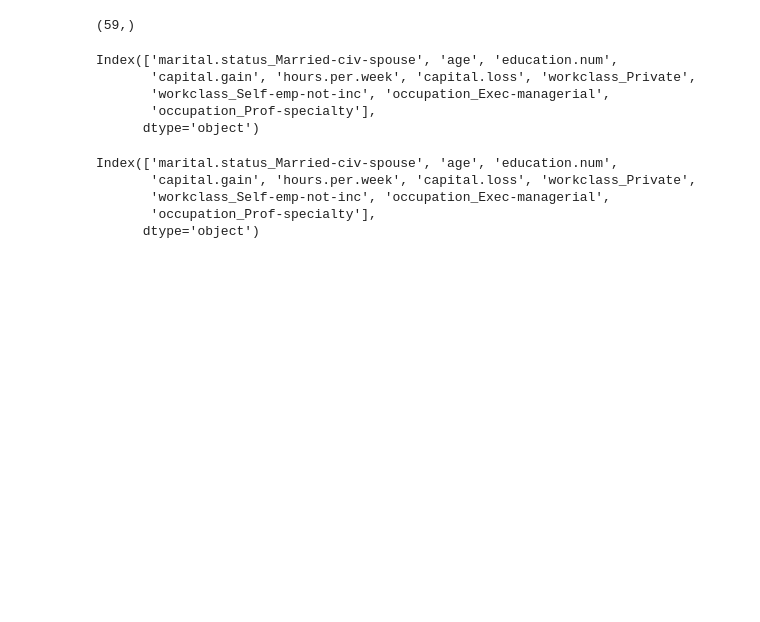
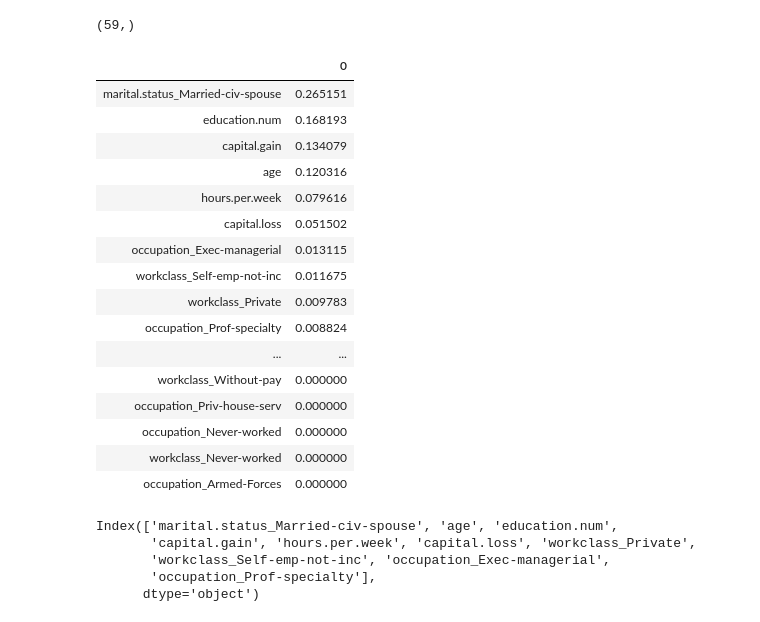
Before and after one commit to neojohny/ml_7641, a Jupyter notebook: homework1/homework1.ipynb, the cells around one changed output. Cells and saved outputs as stored; diff of their text form; code cells hidden in the pictures; blank space fills up the shorter version.

```diff
--- a/homework1/homework1.ipynb
+++ b/homework1/homework1.ipynb
@@ -885,12 +879,25 @@ clf.feature_importances_.shape
 # %%
 ranked_importance = pd.DataFrame(clf.feature_importances_,index=X.columns).sort_values(by=0,ascending=False)
 ranked_importance.head(10).index
+ranked_importance
 # %% [output]
-Index(['marital.status_Married-civ-spouse', 'age', 'education.num',
-       'capital.gain', 'hours.per.week', 'capital.loss', 'workclass_Private',
-       'workclass_Self-emp-not-inc', 'occupation_Exec-managerial',
-       'occupation_Prof-specialty'],
-      dtype='object')
+|  | 0 |
+| marital.status_Married-civ-spouse | 0.265151 |
+| education.num | 0.168193 |
+| capital.gain | 0.134079 |
+| age | 0.120316 |
+| hours.per.week | 0.079616 |
+| capital.loss | 0.051502 |
+| occupation_Exec-managerial | 0.013115 |
+| workclass_Self-emp-not-inc | 0.011675 |
+| workclass_Private | 0.009783 |
+| occupation_Prof-specialty | 0.008824 |
+| ... | ... |
+| workclass_Without-pay | 0.000000 |
+| occupation_Priv-house-serv | 0.000000 |
+| occupation_Never-worked | 0.000000 |
+| workclass_Never-worked | 0.000000 |
+| occupation_Armed-Forces | 0.000000 |
 # %%
 ranked_importance = pd.DataFrame(clf.feature_importances_,index=X.columns).sort_values(by=0,ascending=False)
 ranked_importance.head(10).index
```
Also changed, not shown: parts of 8 cells of this notebook, 3 other files.
